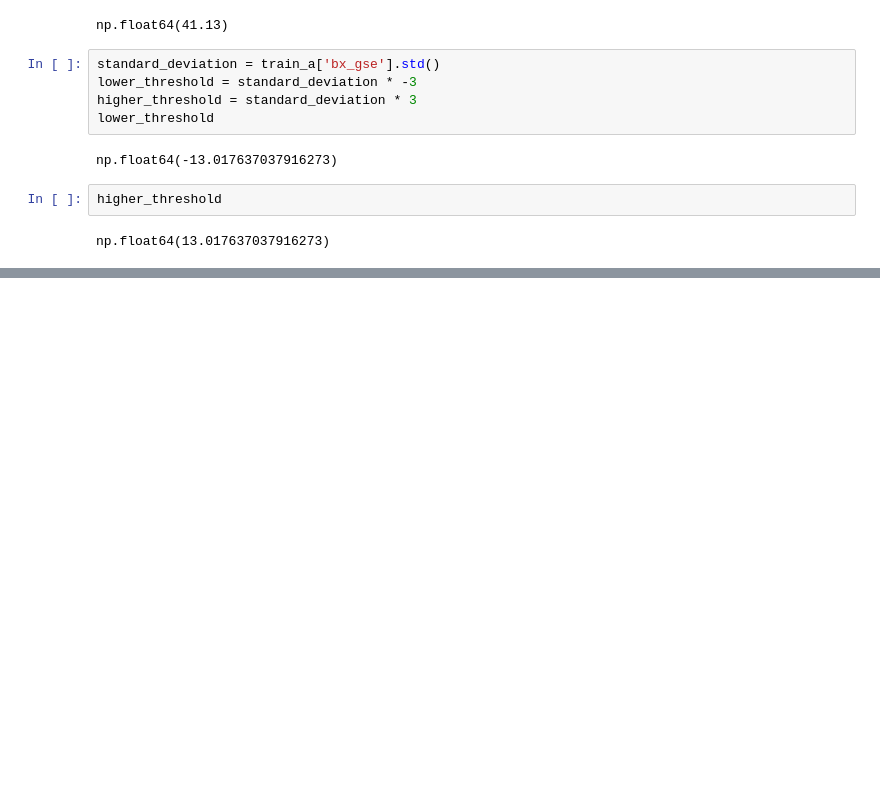
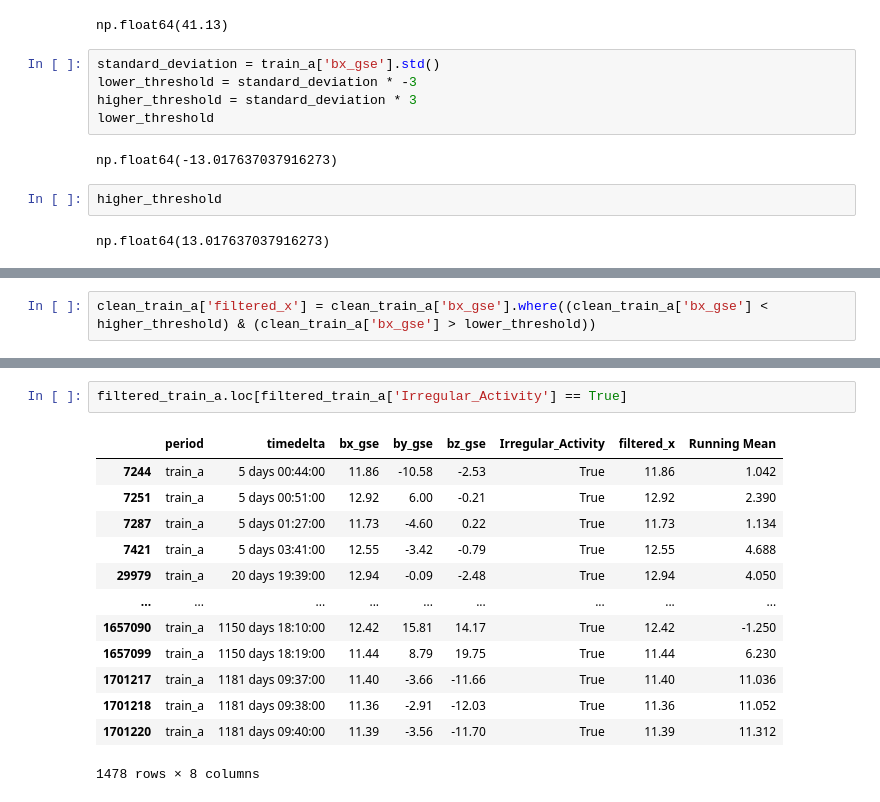
Before and after one commit to cchan083/AstroPi, a Jupyter notebook: Space analysis/space_weather_analysis.ipynb, the cells around one changed output, grey strips where cells are left out. Drawn from its saved outputs; the diff is of its cells as text; blank space fills up the shorter version.

```diff
--- a/Space analysis/space_weather_analysis.ipynb
+++ b/Space analysis/space_weather_analysis.ipynb
@@ -89,0 +143,2 @@ plt.savefig('plot.png')
+# %%
+clean_train_a['filtered_x'] = clean_train_a['bx_gse'].where((clean_train_a['bx_gse'] < higher_threshold) & (clean_train_a['bx_gse'] > lower_threshold))
@@ -89,0 +171,16 @@ plt.savefig('plot.png')
+# %%
+filtered_train_a.loc[filtered_train_a['Irregular_Activity'] == True]
+# %% [output]
+|  | period | timedelta | bx_gse | by_gse | bz_gse | Irregular_Activity | filtered_x | Running Mean |
+| 7244 | train_a | 5 days 00:44:00 | 11.86 | -10.58 | -2.53 | True | 11.86 | 1.042 |
+| 7251 | train_a | 5 days 00:51:00 | 12.92 | 6.00 | -0.21 | True | 12.92 | 2.390 |
+| 7287 | train_a | 5 days 01:27:00 | 11.73 | -4.60 | 0.22 | True | 11.73 | 1.134 |
+| 7421 | train_a | 5 days 03:41:00 | 12.55 | -3.42 | -0.79 | True | 12.55 | 4.688 |
+| 29979 | train_a | 20 days 19:39:00 | 12.94 | -0.09 | -2.48 | True | 12.94 | 4.050 |
+| ... | ... | ... | ... | ... | ... | ... | ... | ... |
+| 1657090 | train_a | 1150 days 18:10:00 | 12.42 | 15.81 | 14.17 | True | 12.42 | -1.250 |
+| 1657099 | train_a | 1150 days 18:19:00 | 11.44 | 8.79 | 19.75 | True | 11.44 | 6.230 |
+| 1701217 | train_a | 1181 days 09:37:00 | 11.40 | -3.66 | -11.66 | True | 11.40 | 11.036 |
+| 1701218 | train_a | 1181 days 09:38:00 | 11.36 | -2.91 | -12.03 | True | 11.36 | 11.052 |
+| 1701220 | train_a | 1181 days 09:40:00 | 11.39 | -3.56 | -11.70 | True | 11.39 | 11.312 |
+1478 rows × 8 columns
```
Also changed, not shown: parts of 28 cells of this notebook, 1 other file.
